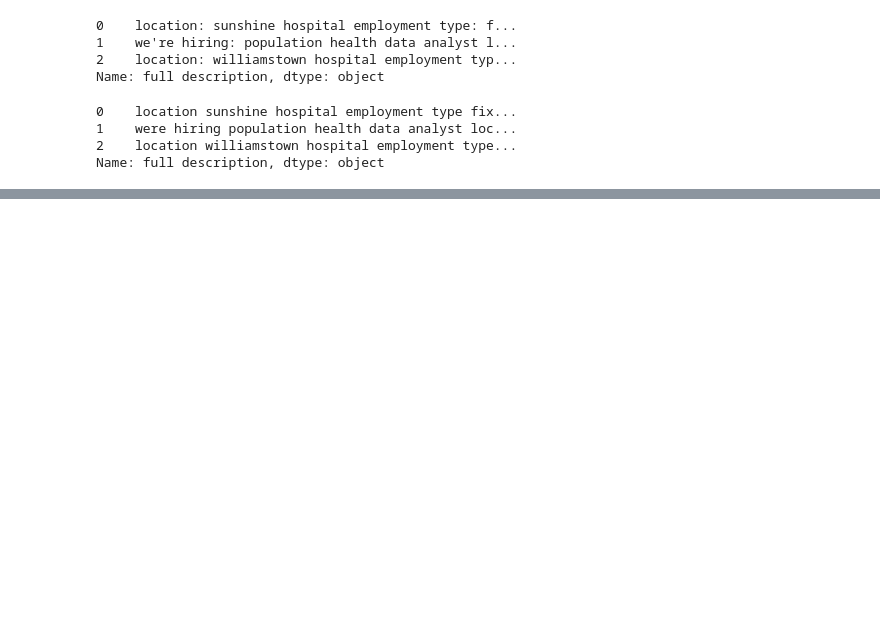
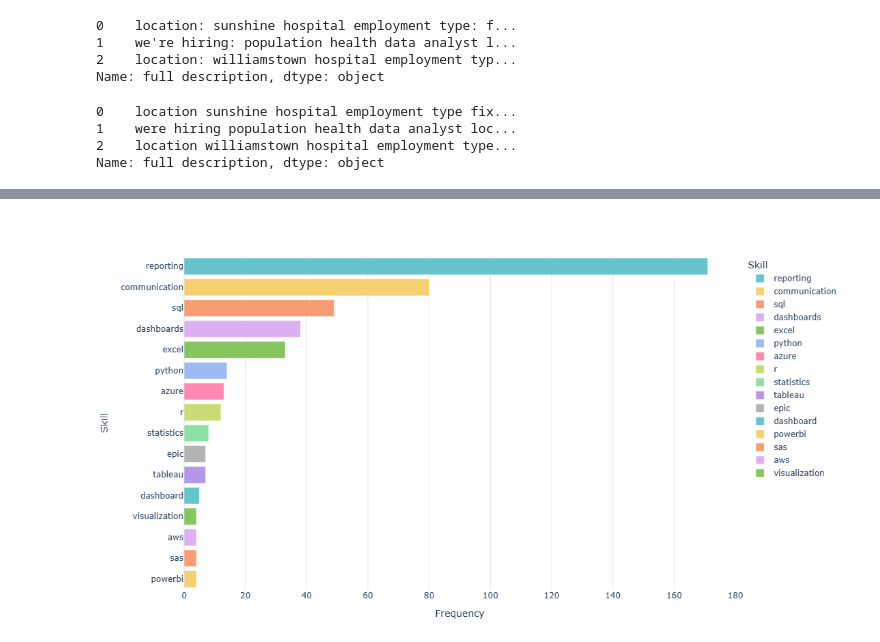
Before and after one commit to lubabareza/healthcare-data-analyst-jobs-australia, a Jupyter notebook: notebooks/02_data_analysis.ipynb, the cells around one changed output, grey strips where cells are left out. Drawn from its saved outputs; the diff is of its cells as text; code cells hidden in the pictures; blank space fills up the shorter version.

```diff
--- a/notebooks/02_data_analysis.ipynb
+++ b/notebooks/02_data_analysis.ipynb
@@ -94,0 +152,14 @@ data['token_no_stopwords'] = data['tokenized_sent'].apply(lambda x: [word for wo
+# %%
+#plotly barchart
+fig = px.bar(skill_freq_df, x="Frequency", y="Skill", color="Skill",  # this makes each bar colored
+    color_discrete_sequence=px.colors.qualitative.Pastel )
+fig.update_layout(
+    template="plotly_white",
+    height=600,
+    margin=dict(l=80, r=40, t=60, b=40),
+    xaxis=dict(showgrid=True, gridcolor="rgba(0,0,0,0.1)"),
+    yaxis=dict(categoryorder="total ascending")  # biggest at top
+)
+fig.show()
+# %% [output]
+[figure, added]
```
Also changed, not shown: parts of 5 cells of this notebook.
